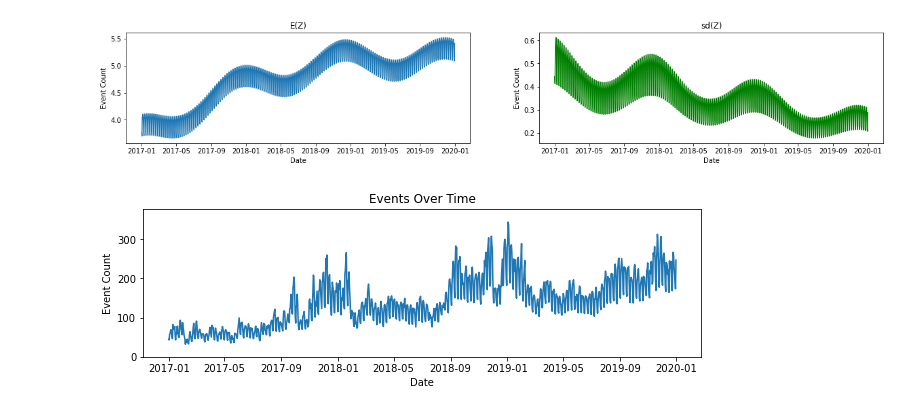
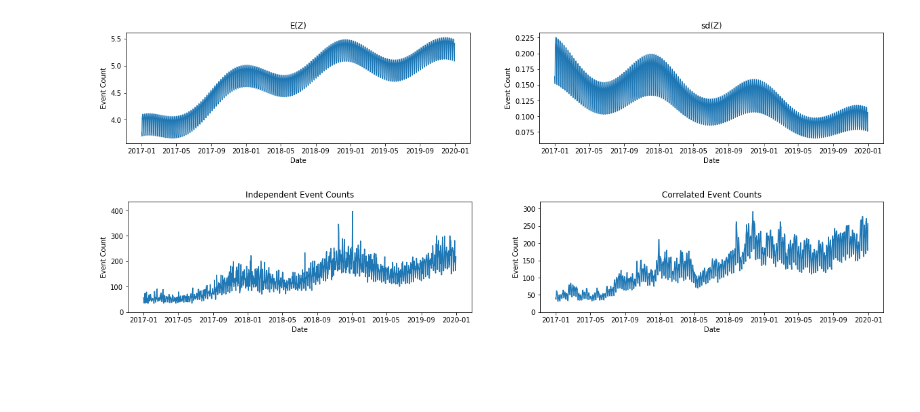
Before and after one commit to eastonhuch/discrete-lognormal-sampler, a Jupyter notebook: visualize_data.ipynb, the cells around one changed output. Drawn from its saved outputs; the diff is of its cells as text; code cells hidden in the pictures; blank space fills up the shorter version.

Commit message:
Plotting independent and dependent data separately

```diff
--- a/visualize_data.ipynb
+++ b/visualize_data.ipynb
@@ -7,13 +5,14 @@ data = generate_data(0.9)
 # %%
 # Show mean and variance functions together
+independent_data = generate_data()
 fig, (ax1, ax2) = plt.subplots(1, 2, figsize=(20, 3))
 
-ax1.plot(data.days, data.mu, label="mean")
+ax1.plot(independent_data.days, independent_data.mu, label="mean")
 ax1.set_xlabel("Date")
 ax1.set_ylabel("Event Count")
 ax1.set_title("E(Z)")
 
-ax2.plot(data.days, data.sigma, label="standard deviation", color="green")
+ax2.plot(independent_data.days, independent_data.sigma, label="standard deviation")
 ax2.set_xlabel("Date")
 plt.ylabel("Event Count")
 ax2.set_title("sd(Z)")
@@ -21,17 +20,25 @@ ax2.set_title("sd(Z)")
 plt.savefig("./figures/mean_var_functions.png")
 plt.show()
 # %% [output]
-[figure, old version]
+[figure, new version]
 # %%
 # Plot y
-fig = plt.figure(figsize=(10, 6))
-ax = fig.add_subplot(2, 1, 1)
-ax.plot(data.days, data.y)
-plt.ylim((0, 1.1*np.max(data.y)))
-plt.xlabel("Date")
-plt.ylabel("Event Count")
-plt.title("Events Over Time")
-plt.savefig("./figures/events_over_time.png")
+fig, (ax1, ax2) = plt.subplots(1, 2, figsize=(20, 3))
+
+ax1.plot(independent_data.days, independent_data.y)
+ax1.set_ylim((0, 1.1*np.max(independent_data.y)))
+ax1.set_xlabel("Date")
+ax1.set_ylabel("Event Count")
+ax1.set_title("Independent Event Counts")
+
+correlated_data = generate_data(0.9)
+ax2.plot(correlated_data.days, correlated_data.y)
+ax2.set_ylim((0, 1.1*np.max(correlated_data.y)))
+ax2.set_xlabel("Date")
+ax2.set_ylabel("Event Count")
+ax2.set_title("Correlated Event Counts")
+
+fig.savefig("./figures/events_over_time.png")
 plt.show()
 # %% [output]
-[figure, old version]
+[figure, new version]
```
Also changed, not shown: parts of 1 cell of this notebook, 1 other file.
